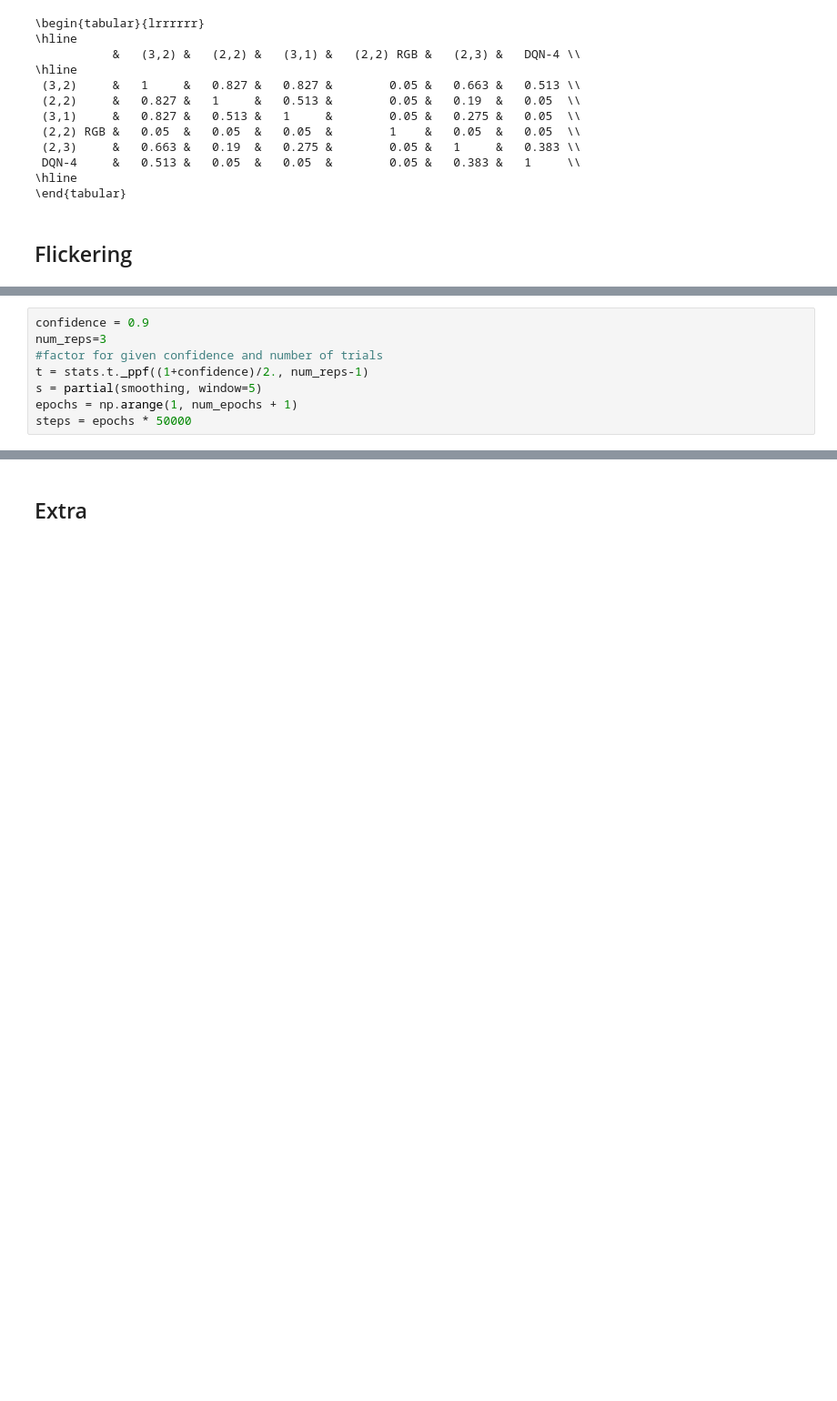
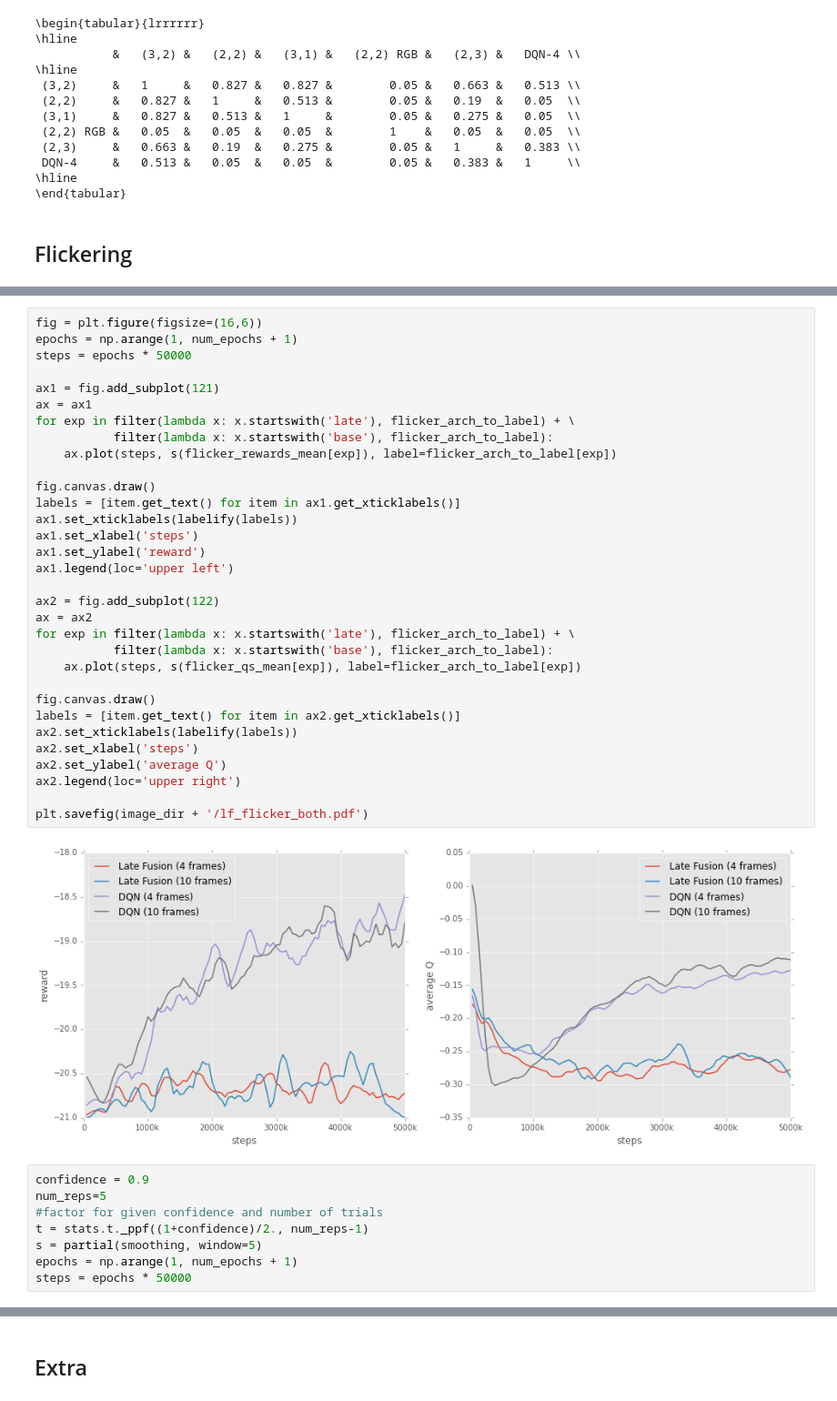
Before and after one commit to rubenvereecken/thesis, a Jupyter notebook: notebooks/Analysis.ipynb, the cells around one changed output, grey strips where cells are left out. Shown at 91% size. Cells and saved outputs as stored; diff of their text form; blank space fills up the shorter version.

```diff
--- a/notebooks/Analysis.ipynb
+++ b/notebooks/Analysis.ipynb
@@ -784,6 +839,40 @@ pong_flicker_10_.5-pong         (1, 100)
+# %%
+fig = plt.figure(figsize=(16,6))
+epochs = np.arange(1, num_epochs + 1)
+steps = epochs * 50000
+
+ax1 = fig.add_subplot(121)
+ax = ax1
+for exp in filter(lambda x: x.startswith('late'), flicker_arch_to_label) + \
+           filter(lambda x: x.startswith('base'), flicker_arch_to_label):
+    ax.plot(steps, s(flicker_rewards_mean[exp]), label=flicker_arch_to_label[exp])
+
+fig.canvas.draw()
+labels = [item.get_text() for item in ax1.get_xticklabels()]
+ax1.set_xticklabels(labelify(labels))
+ax1.set_xlabel('steps')
+ax1.set_ylabel('reward')
+ax1.legend(loc='upper left')
+
+ax2 = fig.add_subplot(122)
+ax = ax2
+for exp in filter(lambda x: x.startswith('late'), flicker_arch_to_label) + \
+           filter(lambda x: x.startswith('base'), flicker_arch_to_label):
+    ax.plot(steps, s(flicker_qs_mean[exp]), label=flicker_arch_to_label[exp])
+
+fig.canvas.draw()
+labels = [item.get_text() for item in ax2.get_xticklabels()]
+ax2.set_xticklabels(labelify(labels))
+ax2.set_xlabel('steps')
+ax2.set_ylabel('average Q')
+ax2.legend(loc='upper right')
+
+plt.savefig(image_dir + '/lf_flicker_both.pdf')
+# %% [output]
+[figure, added]
 # %%
 confidence = 0.9
-num_reps=3
+num_reps=5
 #factor for given confidence and number of trials
 t = stats.t._ppf((1+confidence)/2., num_reps-1)
 s = partial(smoothing, window=5)
```
Also changed, not shown: parts of 4 cells of this notebook, 2 other files.
